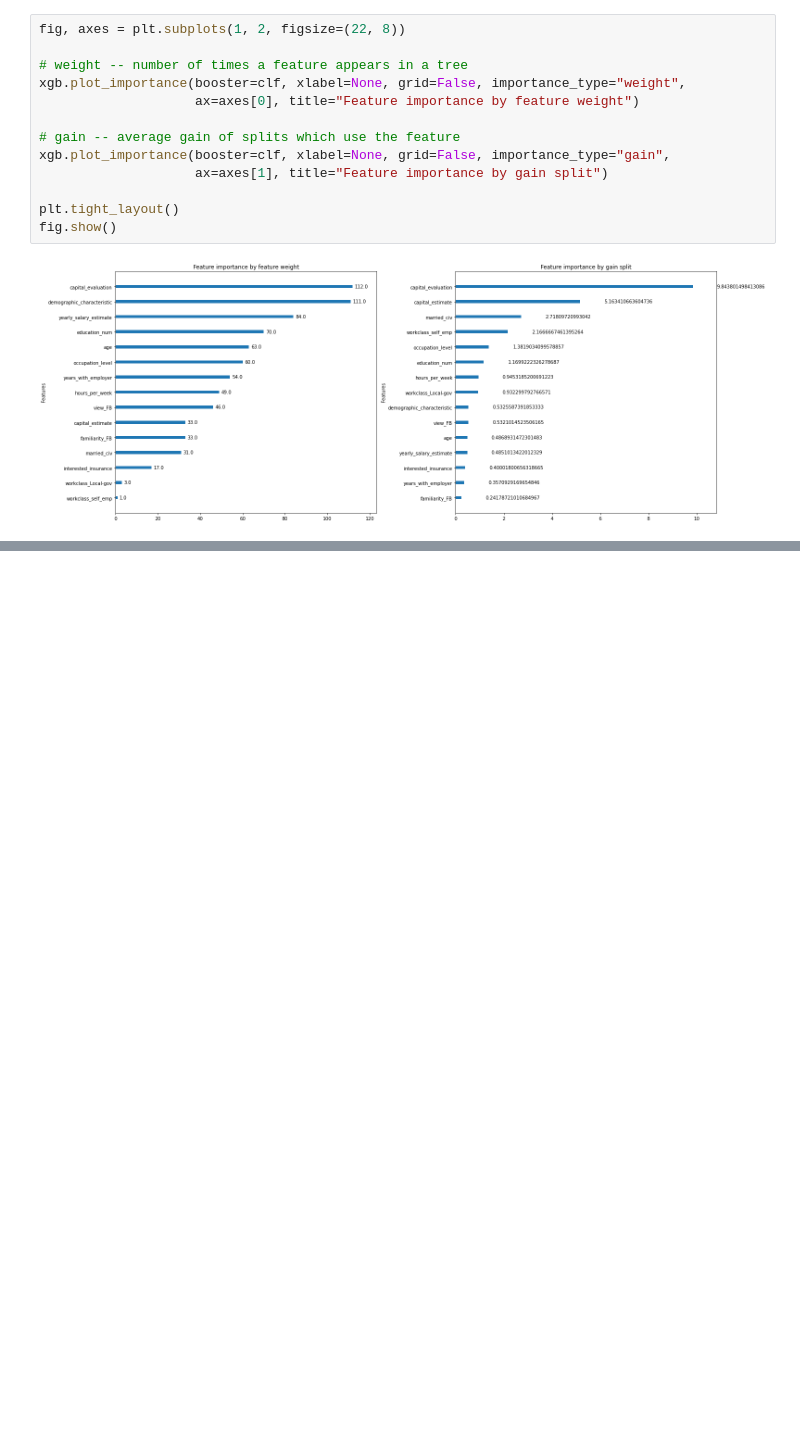
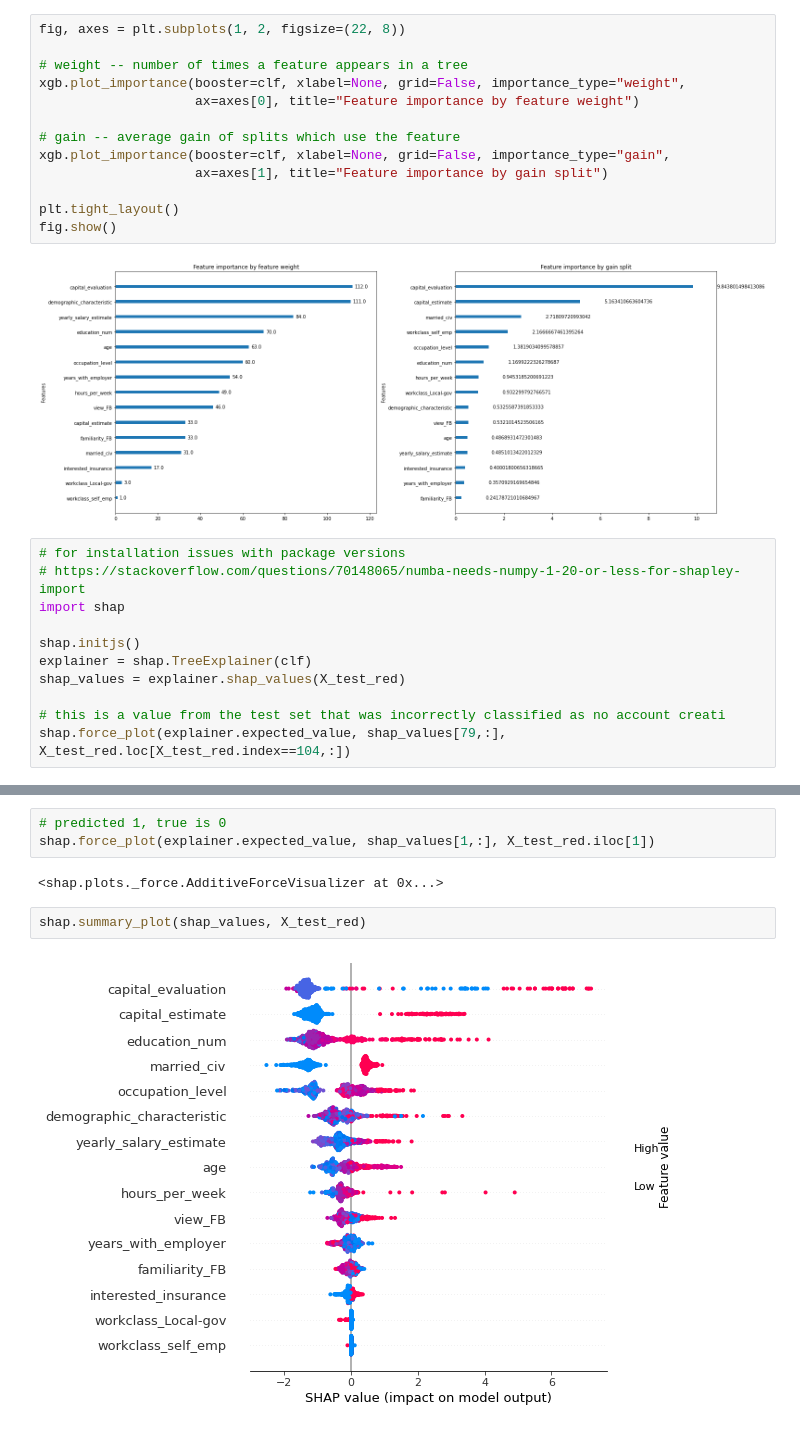
Before and after one commit to foukonana/campaign_result_prediction, a Jupyter notebook: Analysis/part4.ipynb, the cells around one changed output, grey strips where cells are left out. Saved outputs shown, nothing was run; the diff lists cells and outputs as text; blank space fills up the shorter version.

Commit message:
explainability with shap values

```diff
--- a/Analysis/part4.ipynb
+++ b/Analysis/part4.ipynb
@@ -126,3 +127,14 @@ plt.tight_layout()
 fig.show()
 # %% [output]
 [figure]
+# %%
+# for installation issues with package versions
+# https://stackoverflow.com/questions/70148065/numba-needs-numpy-1-20-or-less-for-shapley-import
+import shap
+
+shap.initjs()
+explainer = shap.TreeExplainer(clf)
+shap_values = explainer.shap_values(X_test_red)
+
+# this is a value from the test set that was incorrectly classified as no account creati
+shap.force_plot(explainer.expected_value, shap_values[79,:], X_test_red.loc[X_test_red.index==104,:])
@@ -128,0 +146,9 @@ fig.show()
+# %%
+# predicted 1, true is 0
+shap.force_plot(explainer.expected_value, shap_values[1,:], X_test_red.iloc[1])
+# %% [output]
+<shap.plots._force.AdditiveForceVisualizer at 0x...>
+# %%
+shap.summary_plot(shap_values, X_test_red)
+# %% [output]
+[figure, added]
```
Also changed, not shown: parts of 2 cells of this notebook.
